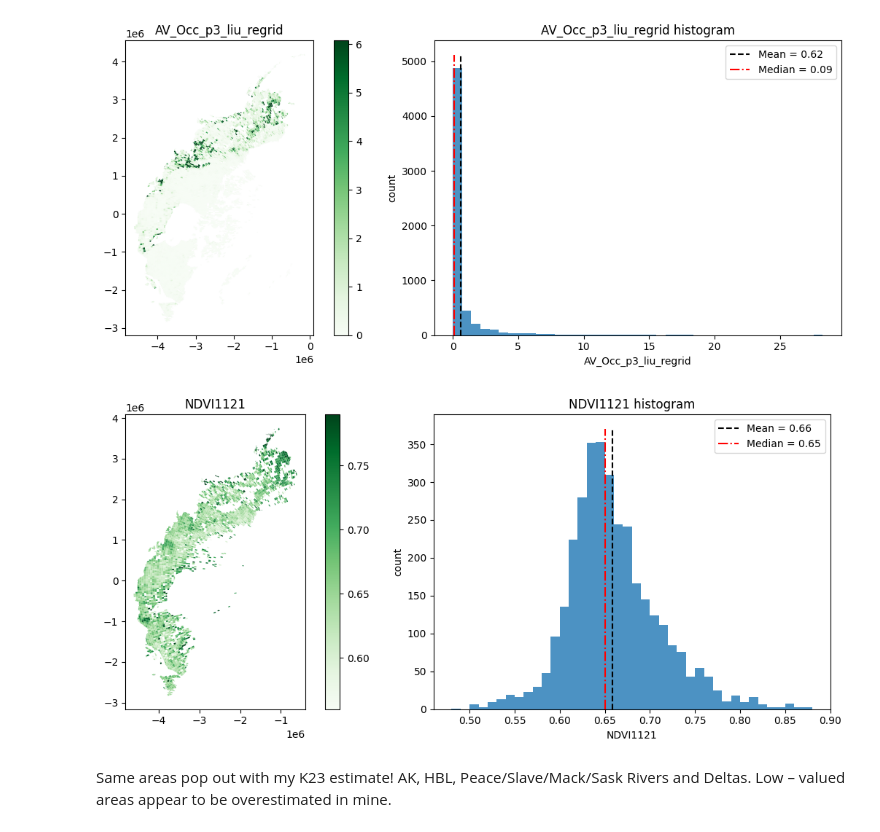
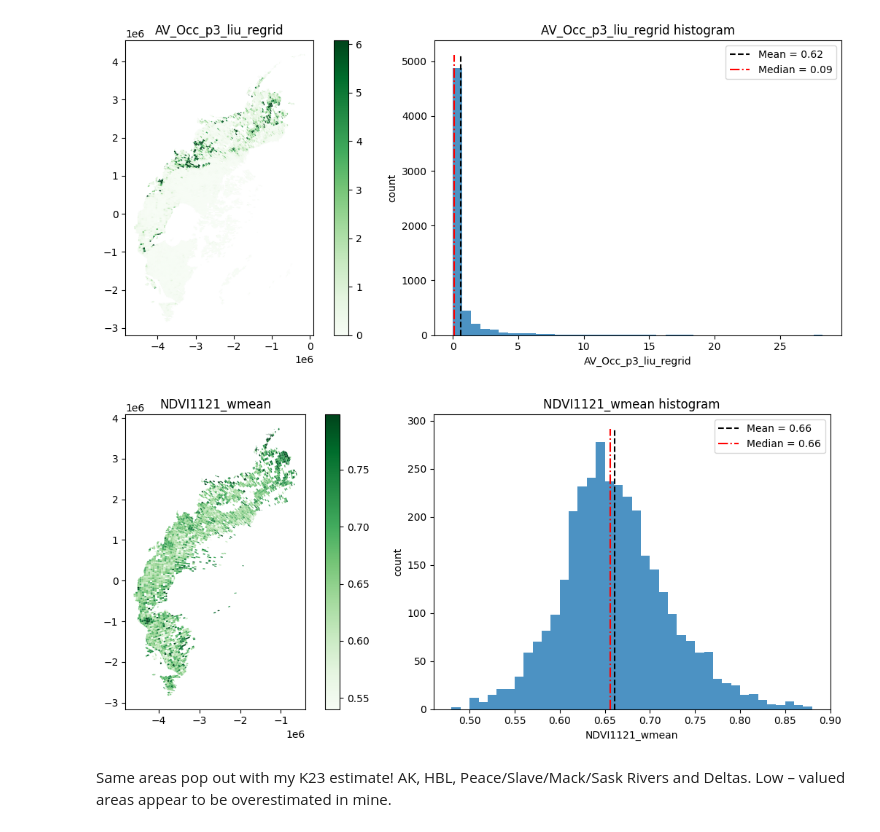
Before and after one commit to ekcomputer/land-cover, a Jupyter notebook: notebooks/joins/regrid_to_bawld_and_plot.ipynb, the cells around one changed output. Drawn from its saved outputs; the diff is of its cells as text; code cells hidden in the pictures.

Commit message:
weighted avg

```diff
--- a/notebooks/joins/regrid_to_bawld_and_plot.ipynb
+++ b/notebooks/joins/regrid_to_bawld_and_plot.ipynb
@@ -215,3 +215,4 @@ gdf_regridded = gdf_sjoin.groupby("Cell_ID_bawld", as_index=False).agg(agg_map)
 gdf_regridded = gdf_regridded.merge(
     gdf_bawld.drop(columns="geometry"), on="Cell_ID_bawld"
 )
+gdf_regridded.drop(columns="index_right", inplace=True)
@@ -347,3 +311,39 @@ gdf_regridded["NDVI_p2p3_liu_regrid"] = (
+# %%
+# Compute weighted mean
+results = []
+weighted_mean_vars = ["b2_mean", "sen_slope", "NDVI8499", "NDVI0010", "NDVI1121"]
+for var in weighted_mean_vars:
+    df_tmp = gdf_sjoin[[var, "Cell_ID_bawld", "Area_PW_glakes"]].dropna()
+    df_grouped = df_tmp.groupby("Cell_ID_bawld", as_index=False).apply(
+        lambda g: (
+            np.average(g[var], weights=g["Area_PW_glakes"])
+            if g["Area_PW_glakes"].notna().any()
+            else np.nan
+        )
+    )
+    df_grouped = df_grouped.rename(columns={None: f"{var}_wmean"})
+    results.append(df_grouped)
+
+df_weighted = results[0]
+for df_next in results[1:]:
+    df_weighted = df_weighted.merge(df_next, on="Cell_ID_bawld", how="outer")
+# %%
+# Merge in weighted mean
+gdf_regridded = gdf_regridded.merge(df_weighted, "left", on="Cell_ID_bawld", validate="1:1").drop(
+    columns=weighted_mean_vars
+)
+# %%
+# Compute NDVI change (simple avg)
+
+gdf_regridded["NDVI_p1p2_liu_regrid"] = (
+    gdf_regridded["NDVI0010_wmean"] - gdf_regridded["NDVI8499_wmean"]
+)
+gdf_regridded["NDVI_p1p3_liu_regrid"] = (
+    gdf_regridded["NDVI1121_wmean"] - gdf_regridded["NDVI8499_wmean"]
+)
+gdf_regridded["NDVI_p2p3_liu_regrid"] = (
+    gdf_regridded["NDVI1121_wmean"] - gdf_regridded["NDVI0010_wmean"]
+)
 # %%
 # rm inf
 
@@ -490,9 +497,9 @@ _, _ = plot_choro_and_hist(gdf_regridded, "AV_Occ_p3_liu_regrid", hist_stats=Tru
 # %% [output]
 [figure]
 # %%
-_, _ = plot_choro_and_hist(gdf_regridded, "NDVI1121", hist_stats=True)
+_, _ = plot_choro_and_hist(gdf_regridded, "NDVI1121_wmean", hist_stats=True)
 # %% [output]
-[figure, old version]
+[figure, new version]
 # %% [markdown]
 Same areas pop out with my K23 estimate! AK, HBL, Peace/Slave/Mack/Sask Rivers and Deltas. Low – valued areas appear to be overestimated in mine.
 # %%
```
Also changed, not shown: parts of 22 cells of this notebook.
